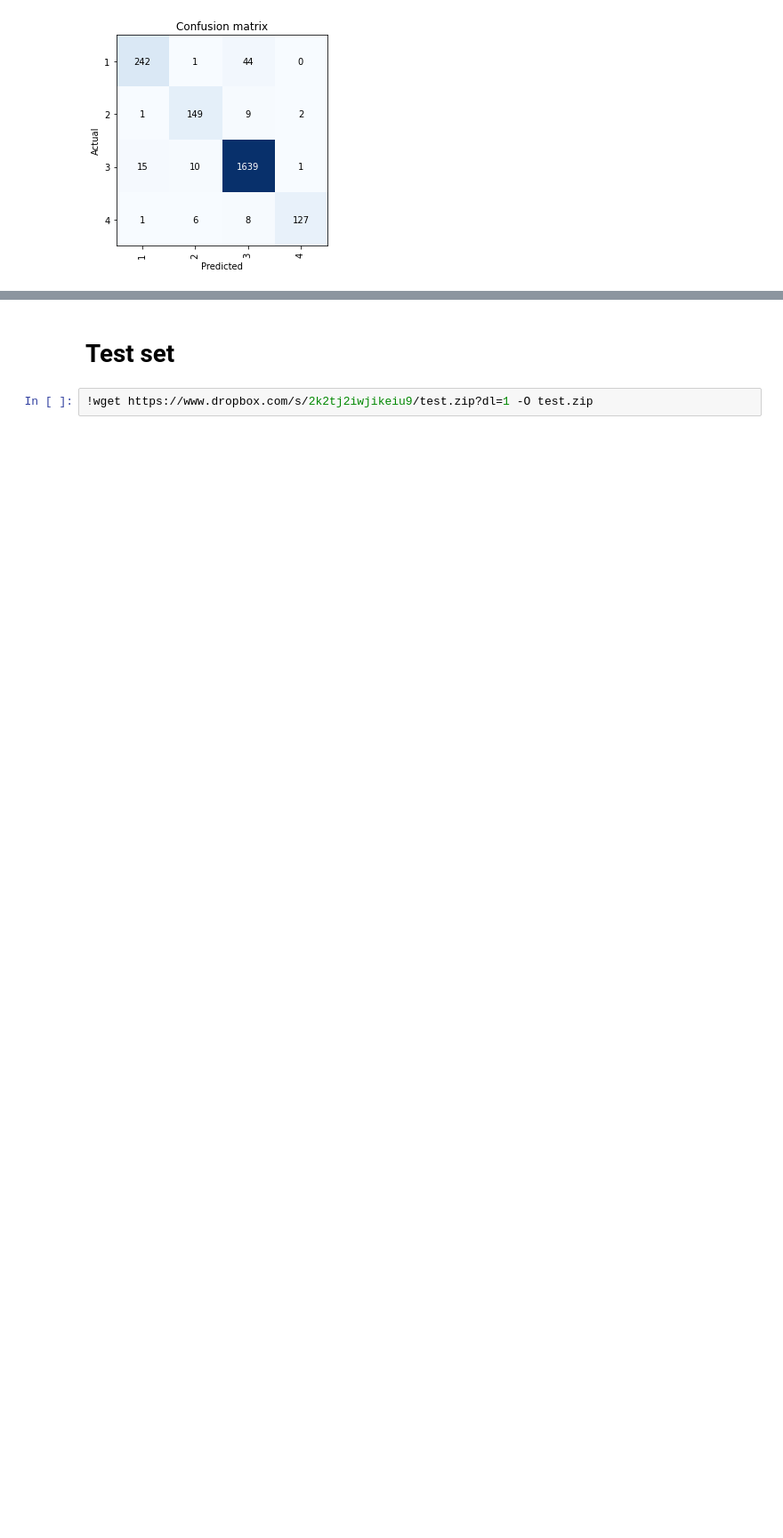
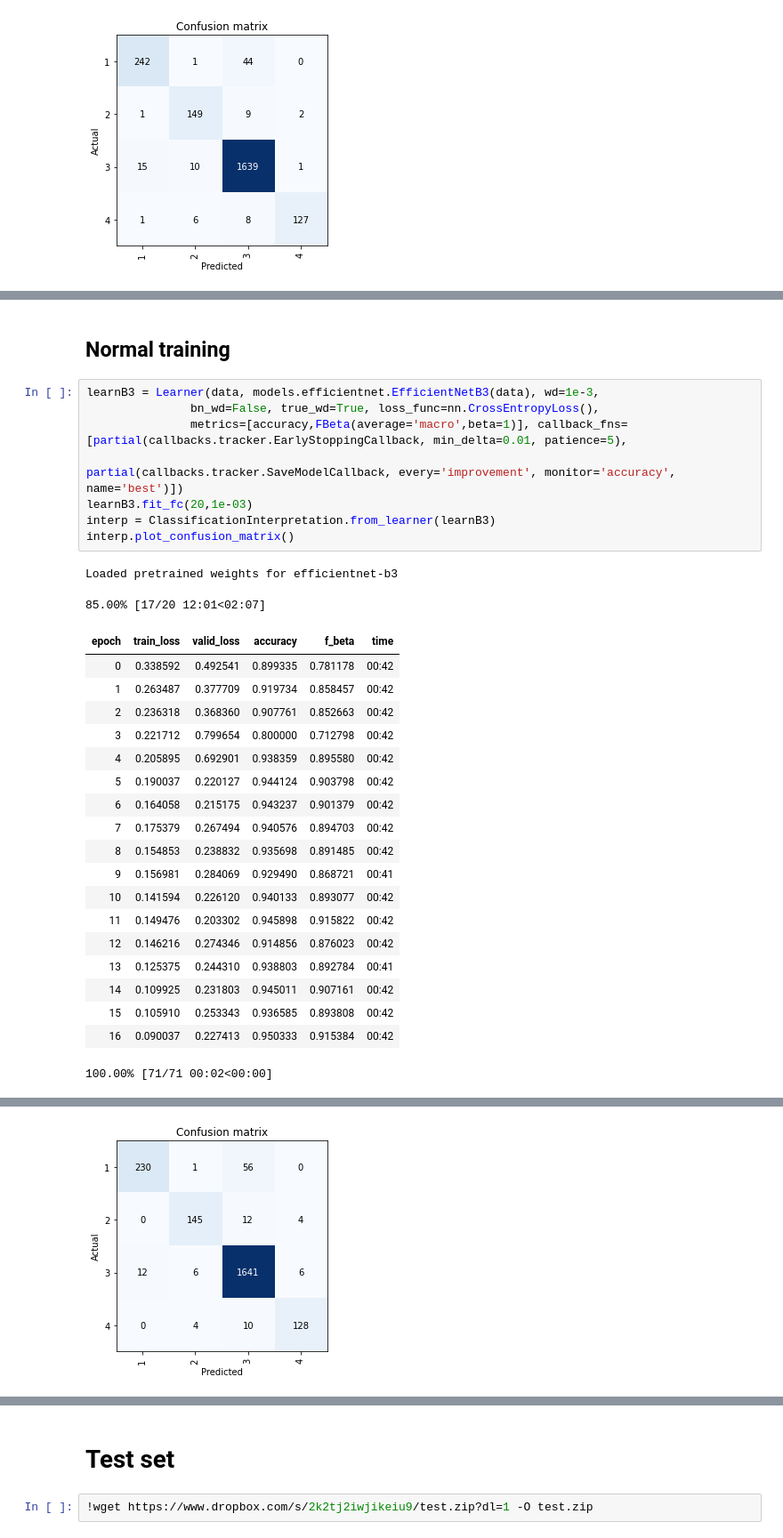
Before and after one commit to joheras/PollenChallenge, a Jupyter notebook: PollenChallenge.ipynb, the cells around one changed output, grey strips where cells are left out. Shown at 89% size. Cells and saved outputs as stored; diff of their text form; blank space fills up the shorter version.

```diff
--- a/PollenChallenge.ipynb
+++ b/PollenChallenge.ipynb
@@ -481,0 +798,32 @@ Better model found at epoch 16 with accuracy value: 0.9565410017967224.
+# %% [markdown]
+## Normal training
+# %%
+learnB3 = Learner(data, models.efficientnet.EfficientNetB3(data), wd=1e-3,
+               bn_wd=False, true_wd=True, loss_func=nn.CrossEntropyLoss(),
+               metrics=[accuracy,FBeta(average='macro',beta=1)], callback_fns=[partial(callbacks.tracker.EarlyStoppingCallback, min_delta=0.01, patience=5),
+                                                                               partial(callbacks.tracker.SaveModelCallback, every='improvement', monitor='accuracy', name='best')])
+learnB3.fit_fc(20,1e-03)
+interp = ClassificationInterpretation.from_learner(learnB3)
+interp.plot_confusion_matrix()
+# %% [output]
+Loaded pretrained weights for efficientnet-b3
+85.00% [17/20 12:01<02:07]
+| epoch | train_loss | valid_loss | accuracy | f_beta | time |
+| 0 | 0.338592 | 0.492541 | 0.899335 | 0.781178 | 00:42 |
+| 1 | 0.263487 | 0.377709 | 0.919734 | 0.858457 | 00:42 |
+| 2 | 0.236318 | 0.368360 | 0.907761 | 0.852663 | 00:42 |
+| 3 | 0.221712 | 0.799654 | 0.800000 | 0.712798 | 00:42 |
+| 4 | 0.205895 | 0.692901 | 0.938359 | 0.895580 | 00:42 |
+| 5 | 0.190037 | 0.220127 | 0.944124 | 0.903798 | 00:42 |
+| 6 | 0.164058 | 0.215175 | 0.943237 | 0.901379 | 00:42 |
+| 7 | 0.175379 | 0.267494 | 0.940576 | 0.894703 | 00:42 |
+| 8 | 0.154853 | 0.238832 | 0.935698 | 0.891485 | 00:42 |
+| 9 | 0.156981 | 0.284069 | 0.929490 | 0.868721 | 00:41 |
+| 10 | 0.141594 | 0.226120 | 0.940133 | 0.893077 | 00:42 |
+| 11 | 0.149476 | 0.203302 | 0.945898 | 0.915822 | 00:42 |
+| 12 | 0.146216 | 0.274346 | 0.914856 | 0.876023 | 00:42 |
+| 13 | 0.125375 | 0.244310 | 0.938803 | 0.892784 | 00:41 |
+| 14 | 0.109925 | 0.231803 | 0.945011 | 0.907161 | 00:42 |
+| 15 | 0.105910 | 0.253343 | 0.936585 | 0.893808 | 00:42 |
+| 16 | 0.090037 | 0.227413 | 0.950333 | 0.915384 | 00:42 |
+100.00% [71/71 00:02<00:00]
@@ -481,0 +839 @@ Better model found at epoch 16 with accuracy value: 0.9565410017967224.
+[figure, added]
```
Also changed, not shown: parts of 27 cells of this notebook.
